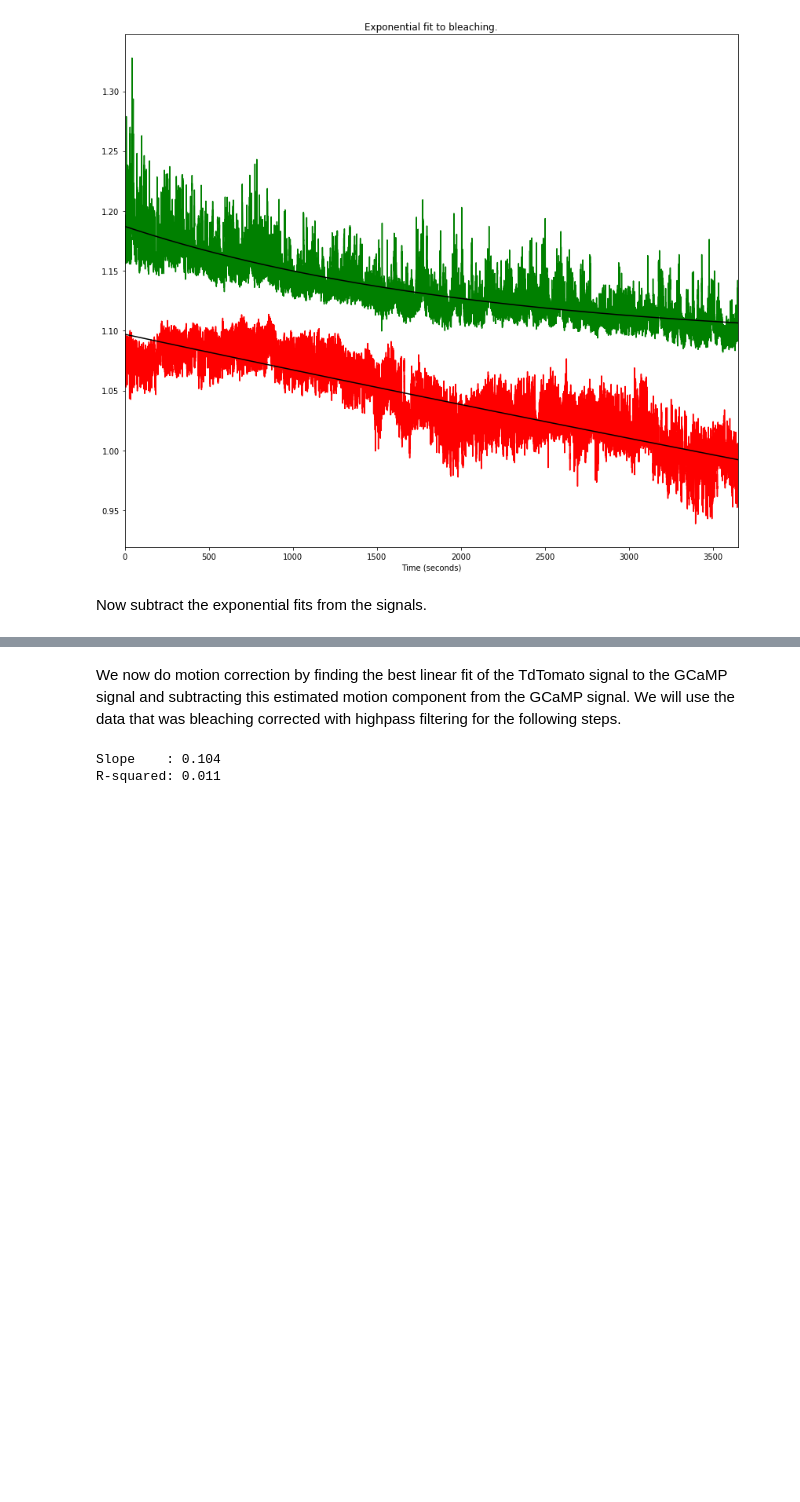
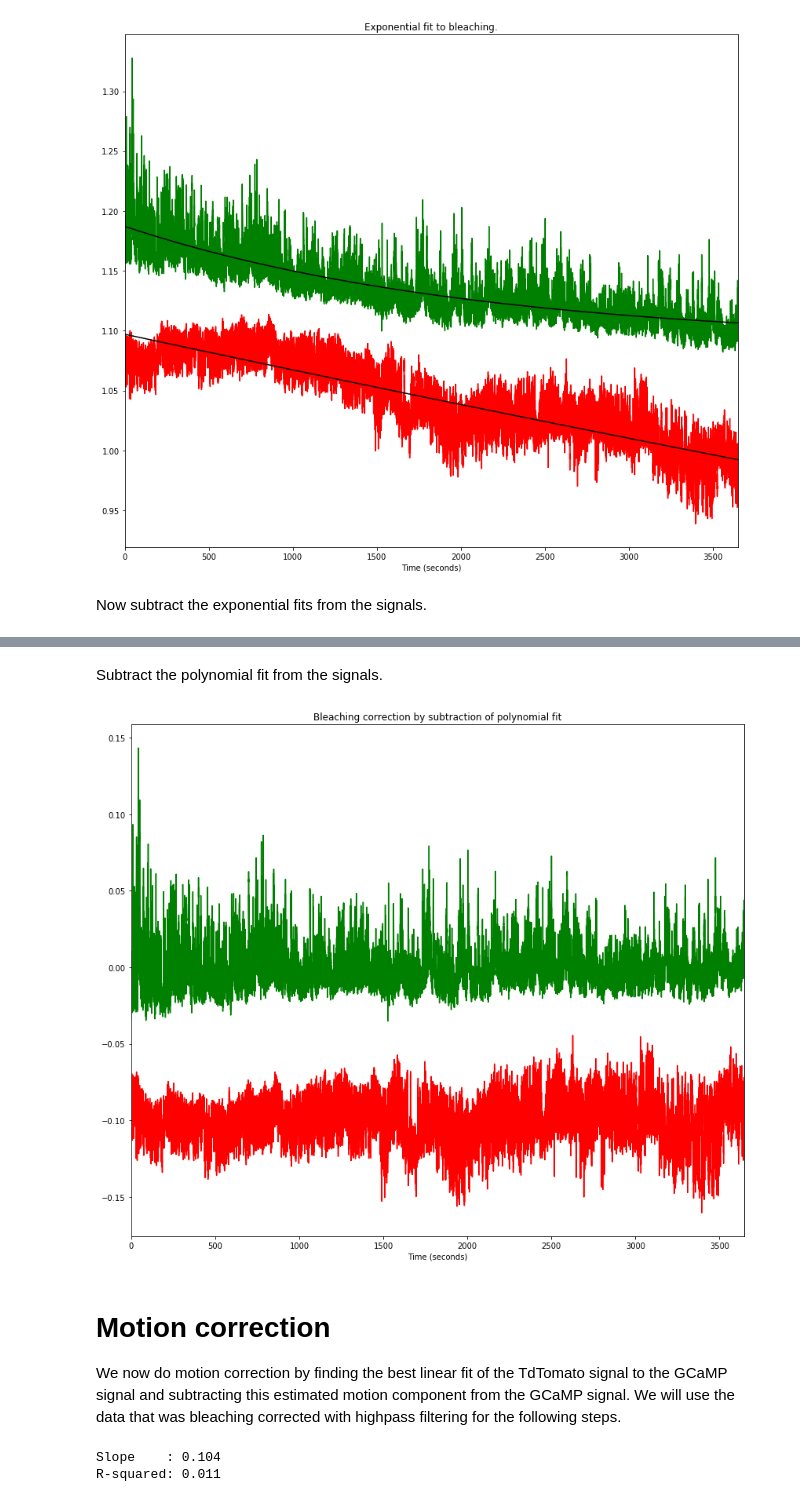
Before and after one commit to ThomasAkam/photometry_preprocessing, a Jupyter notebook: Photometry data preprocessing.ipynb, the cells around one changed output, grey strips where cells are left out. Saved outputs shown, nothing was run; the diff lists cells and outputs as text; code cells hidden in the pictures; blank space fills up the shorter version.

```diff
--- a/Photometry data preprocessing.ipynb
+++ b/Photometry data preprocessing.ipynb
@@ -146,4 +172,18 @@ plt.xlabel('Time (seconds)');
+# %% [markdown]
+Subtract the polynomial fit from the signals.
+# %%
+GCaMP_ps = GCaMP_denoised - GCaMP_polyfit
+TdTom_ps = TdTom_denoised - TdTom_polyfit
+
+plt.plot(time_seconds, GCaMP_ps    , 'g', label='GCaMP')
+plt.plot(time_seconds, TdTom_ps-0.1, 'r', label='TdTomato')
+plt.title('Bleaching correction by subtraction of polynomial fit')
+plt.xlabel('Time (seconds)');
+# %% [output]
+[figure, added]
 # %% [markdown]
+# Motion correction
+
 We now do motion correction by finding the best linear fit of the TdTomato signal to the GCaMP signal and subtracting this estimated motion component from the GCaMP signal.  We will use the data that was bleaching corrected with highpass filtering for the following steps.
 # %%
 slope, intercept, r_value, p_value, std_err = linregress(x=TdTom_highpass, y=GCaMP_highpass)
```
Also changed, not shown: parts of 11 cells of this notebook.
